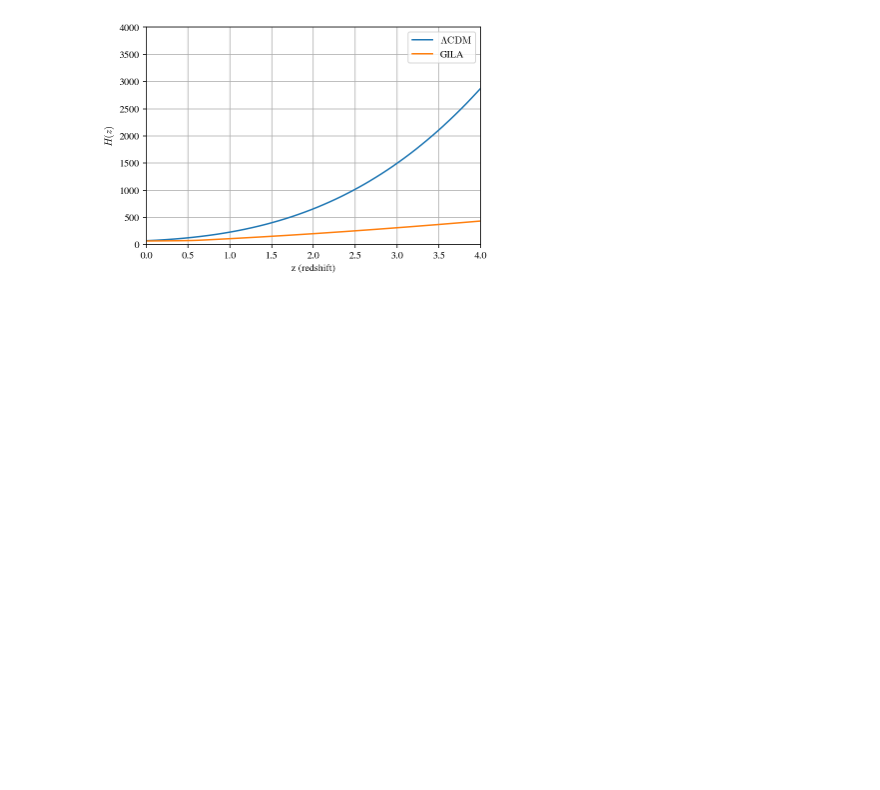
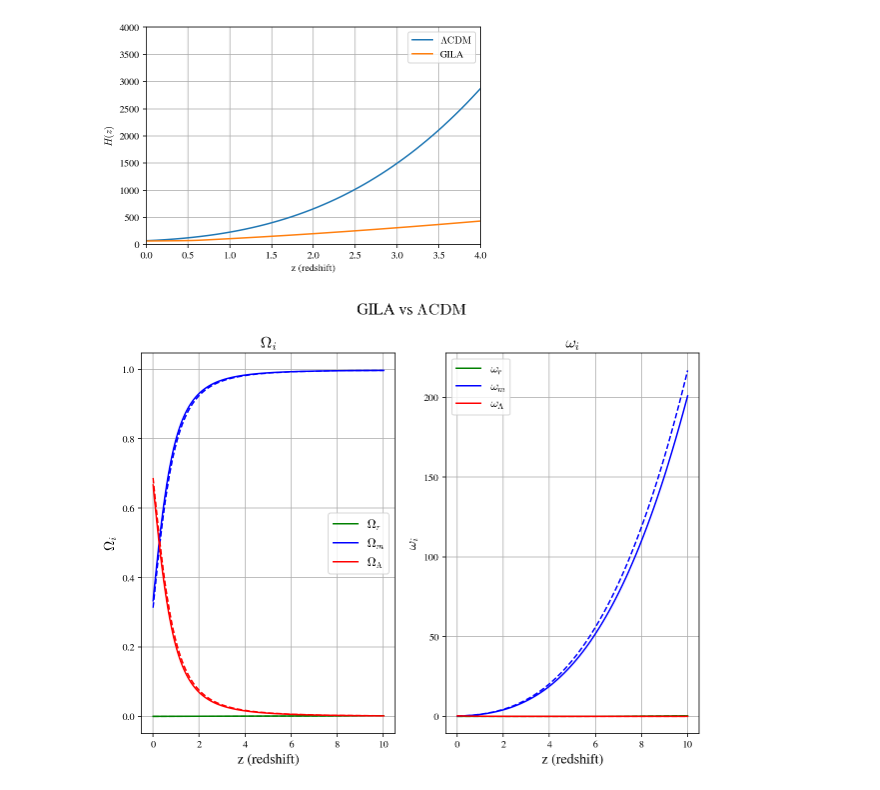
Before and after one commit to matiasleize/GC_MCMC, a Jupyter notebook: notebooks/age_of_the_universe/final stuff/GILA model/plot_Omegas_0.90.ipynb, the cells around one changed output. Cells and saved outputs as stored; diff of their text form; code cells hidden in the pictures; blank space fills up the shorter version.

Commit message:
Update plot of GILA Omegas

```diff
--- a/notebooks/age_of_the_universe/final stuff/GILA model/plot_Omegas_0.90.ipynb
+++ b/notebooks/age_of_the_universe/final stuff/GILA model/plot_Omegas_0.90.ipynb
@@ -380,3 +380,36 @@ plt.ylim(0, 4000)
 plt.show()
 # %% [output]
 [figure]
+# %%
+fig, ax = plt.subplots(1, 2, figsize=(10,7))
+fig.suptitle(r'GILA vs $\rm{\Lambda CDM}$', fontsize=16)
+
+ax[0].set_title(r'$\Omega_i$',fontsize=16)
+ax[0].grid()
+ax[0].plot(zs, Omega_r_lcdm_z, 'g--')
+ax[0].plot(zs, Omega_m_lcdm_z, 'b--')
+ax[0].plot(zs, Omega_Lambda_lcdm_z, 'r--')
+ax[0].plot(zs, Omega_r_gila_B1_z, 'g', label=r'$\Omega_r$')
+ax[0].plot(zs, Omega_m_gila_B1_z, 'b', label=r'$\Omega_m$')
+ax[0].plot(zs, Omega_Lambda_gila_B1_z, 'r', label=r'$\Omega_{{\Lambda}}$')
+ax[0].set_xlabel('z (redshift)',fontsize=14)
+ax[0].set_ylabel(r'$\Omega_i$',fontsize=14)
+ax[0].legend(fontsize=12)
+
+
+ax[1].set_title(r'$\omega_i$',fontsize=16)
+ax[1].grid()
+ax[1].plot(zs, omega_r * (1+zs)**4, 'g--')
+ax[1].plot(zs, omega_m_lcdm * (1+zs)**3, 'b--')
+ax[1].plot(zs, Omega_Lambda_lcdm_z * (H_0_lcdm/100)**2, 'r--')
+ax[1].plot(zs, omega_r * (1+zs)**4, 'g', label=r'$\omega_r$')
+ax[1].plot(zs, omega_m_gila * (1+zs)**3, 'b', label=r'$\omega_m$')
+ax[1].plot(zs, Omega_Lambda_gila_B1_z * (H_0_gila/100)**2, 'r', label=r'$\omega_{{\Lambda}}$')
+ax[1].set_ylabel(r'$\omega_i$',fontsize=14)
+ax[1].set_xlabel('z (redshift)',fontsize=14)
+ax[1].legend(fontsize=12)
+
+os.chdir(path_figures)
+fig.savefig('Omegas_LCDM_biased_{}_GILA_v2.pdf'.format(L_bar))
+# %% [output]
+[figure, added]
```
Also changed, not shown: parts of 1 cell of this notebook.
